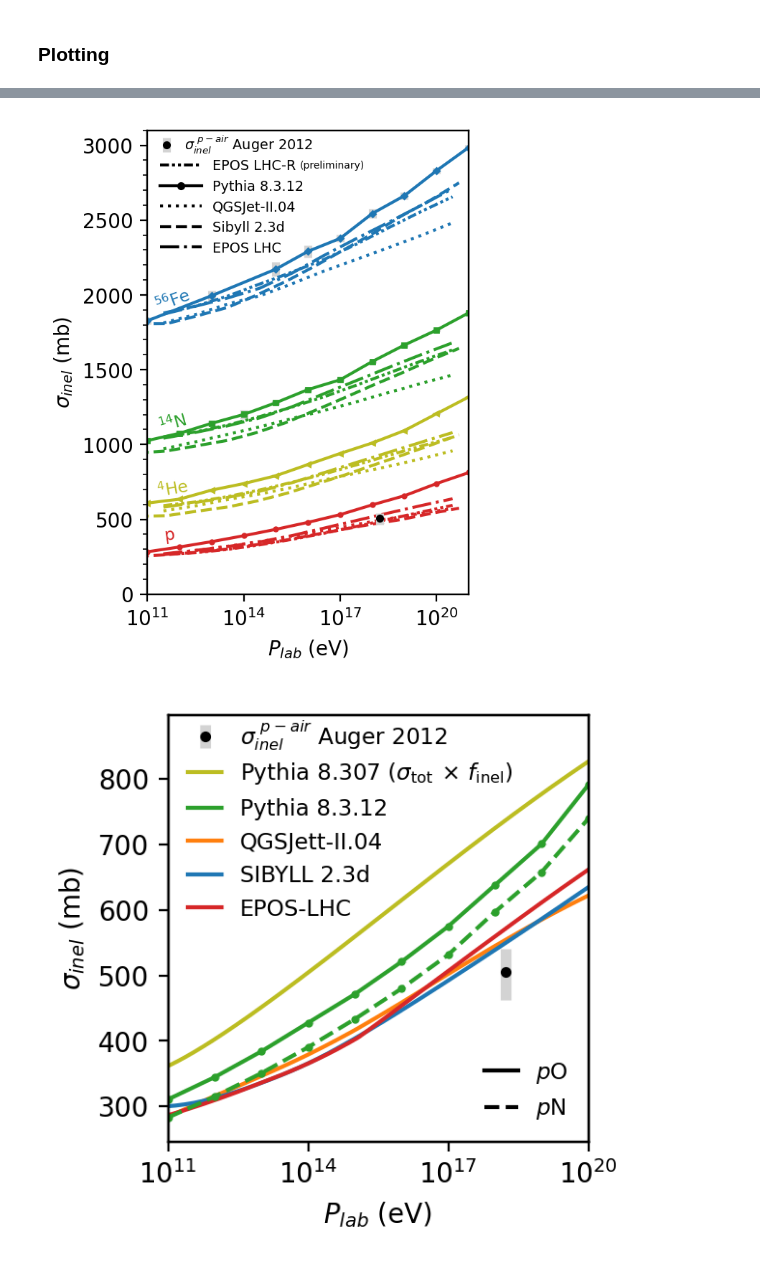
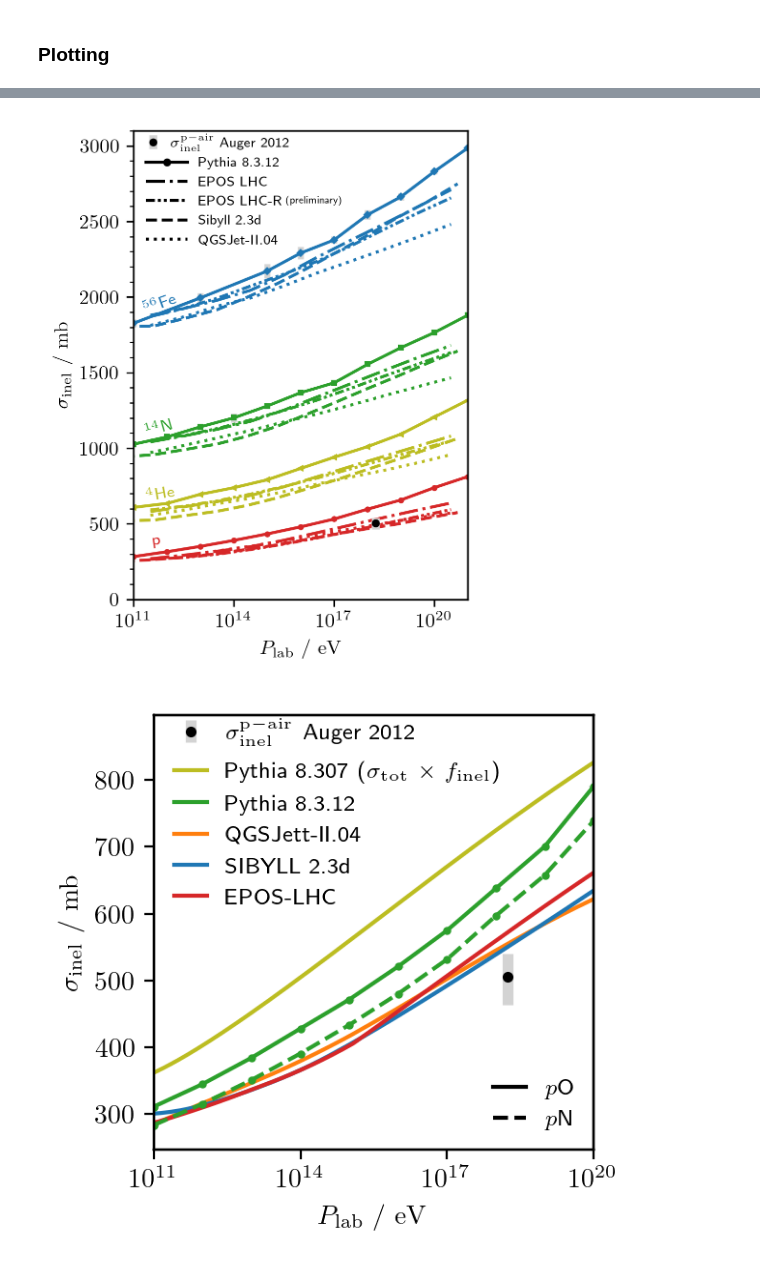
Before and after one commit to gaudu/pythia8312, a Jupyter notebook: examples/pythia8312_xsec_plotting.ipynb, the cells around one changed output, grey strips where cells are left out. Cells and saved outputs as stored; diff of their text form; code cells hidden in the pictures.

Commit message:
modify font + use vector output format

```diff
--- a/examples/pythia8312_xsec_plotting.ipynb
+++ b/examples/pythia8312_xsec_plotting.ipynb
@@ -330,19 +361,30 @@ fig.savefig("xs_inel_pO.png", dpi=400)
 # %%
+plt.rcParams['text.usetex'] = True
+plt.rcParams['font.family'] = 'serif'
+plt.rcParams['font.serif'] = ['Computer Modern Roman']
+
 fig, ax = plt.subplots(figsize=(3.2,3), dpi=200)
 ax.set(xlim=(1e11,1e20), ylim=(200,900))
 ax.set_xscale('log')
-ax.set(xlabel=r"$P_{lab}$ (eV)", ylabel=r"$\sigma_{inel}$ (mb)")
+ax.set(xlabel=r"$P_\mathrm{lab}$ / $\mathrm{eV}$", ylabel=r"$\sigma_\mathrm{inel}$ / $\mathrm{mb}$")
+ax.xaxis.label.set_size(14)
+ax.yaxis.label.set_size(14)
 
-ax.plot(xs_pip_O_py8307[0,:], xs_pip_O_py8307[1,:] * 0.92, "-", color="tab:olive", label="Pythia 8.307 ($\\sigma_{\\mathrm{tot}} \\, \\times \\, f_{\\mathrm{inel}}$)")
+#plt.rcParams['text.usetex'] = False
+plt.rcParams['font.family'] = 'sans-serif'
+plt.rcParams['font.sans-serif'] = ['DejaVu Sans']
+
+ax.plot(xs_pip_O_py8307[0,:], xs_pip_O_py8307[1,:] * 0.92, "-", color="tab:olive", label=r"Pythia 8.307 ($\sigma_\mathrm{tot} \times f_\mathrm{inel}$)")
 #ax.errorbar(elab_py8310, xs_pip_O_py8310, yerr=xs_pip_O_py8310_err, c='tab:purple', fmt='o', ms=2, ecolor='lightgrey', elinewidth=4, ls='-')
 #ax.plot([None], [None], "-", color="tab:purple", label="Pythia 8.3.10")
 #ax.errorbar(pip_O_dataframe['elab']*1e9, xs_pip_O_py8311, yerr=xs_pip_O_py8311_err, c='tab:orange', fmt='o', ms=2, ecolor='lightgrey', elinewidth=4, ls='-')
 #ax.plot([None], [None], "-", color="tab:orange", label="Pythia 8.3.11")
 ax.errorbar(pip_O_dataframe['elab']*1e9, pip_O_dataframe['sig_inel'], yerr=pip_O_dataframe['err_inel'], c='tab:green', fmt='o', ms=2, ecolor='lightgrey', elinewidth=4, ls='-')
 ax.plot([None], [None], ls='-', marker= 'o', ms=2, color="tab:green", label="Pythia 8.3.12")
+ax.plot(xs_pip_O_epos[0,:], xs_pip_O_epos[1,:], "-", color="tab:red", label="EPOS LHC")
+ax.plot(xs_pip_O_sib[0,:], xs_pip_O_sib[1,:], "-", color="tab:blue", label="SIBYLL 2.3d")
 ax.plot(xs_pip_O_qgs[0,:], xs_pip_O_qgs[1,:], "-", color="tab:orange", label="QGSJett-II.04")
-ax.plot(xs_pip_O_sib[0,:], xs_pip_O_sib[1,:], "-", color="tab:blue", label="SIBYLL 2.3d")
-ax.plot(xs_pip_O_epos[0,:], xs_pip_O_epos[1,:], "-", color="tab:red", label="EPOS-LHC")
+
 ax.legend(loc='upper left', bbox_to_anchor=(0, 1), fontsize="small", frameon=False, handlelength=1.5)
 
 ax2 = ax.twinx()
@@ -352,4 +394,5 @@ ax2.legend(loc='lower right', bbox_to_anchor=(1, 0), fontsize="small", frameon=F
 
 fig.tight_layout()
 fig.savefig("xs_inel_piO.png", dpi=400)
+fig.savefig("xs_inel_piO.pdf", format='pdf')
 # %% [output]
@@ -378,12 +421,16 @@ linestyle_tuple = [
      ('loosely dashdotdotted', (0, (3, 10, 1, 10, 1, 10))),
      ('densely dashdotdotted', (0, (3, 1, 1, 1, 1, 1)))]
 # %%
-fig, ax = plt.subplots(figsize=(3.2,4), dpi=200)
+plt.rcParams['text.usetex'] = True
+plt.rcParams['font.family'] = 'serif'
+plt.rcParams['font.serif'] = ['Computer Modern Roman']
+
+fig, ax = plt.subplots(figsize=(3.2,4), dpi=300)
 #ax.set_title("X $^{14}$N interactions with Pythia 8.3.12", fontsize=7)
 ax.set(xlim=(1e11,1e21))
 ax.set(ylim=(0,3100))
 ax.set_xscale('log')
-ax.set(xlabel=r"$P_{lab}$ (eV)", ylabel=r"$\sigma_{inel}$ (mb)")
+ax.set(xlabel=r"$P_\mathrm{lab}$ / $\mathrm{eV}$", ylabel=r"$\sigma_\mathrm{inel}$ / $\mathrm{mb}$")
 #ax.xaxis.label.set_size(7)
 #ax.yaxis.label.set_size(7)
 
@@ -393,7 +440,7 @@ ax.set(xlabel=r"$P_{lab}$ (eV)", ylabel=r"$\sigma_{inel}$ (mb)")
 #for spine in ax.spines.values():
 #    spine.set_linewidth(0.25)
 
-ax.errorbar(Fe_N_dataframe['elab']*1e9, Fe_N_dataframe['sig_inel'], yerr=Fe_N_dataframe['err_inel'], c='tab:blue', fmt='D', ms=2, ecolor='lightgrey', elinewidth=4, ls='-')
+ax.errorbar(Fe_N_dataframe['elab']*1e9, Fe_N_dataframe['sig_inel'], yerr=Fe_N_dataframe['err_inel'], c='tab:blue', fmt='D', ms=2, ecolor='lightgrey', elinewidth=3, ls='-')
 ax.plot((10 ** elab_sib)*1e9, xs_Fe_N_sib, "--", color="tab:blue")
 ax.plot(xs_Fe_N_eposlhc[0]*1e9, xs_Fe_N_eposlhc[1], "-.", color="tab:blue")
 ax.plot(xs_Fe_N_eposlhcr[0]*1e9, xs_Fe_N_eposlhcr[1], linestyle=((0, (3, 1, 1, 1, 1, 1))), color="tab:blue")
@@ -401,7 +448,7 @@ ax.plot(xs_Fe_N_qgsjetII04[0]*1e9, xs_Fe_N_qgsjetII04[1], ':', color="tab:blue")
 #ax.plot([None], [None], ls='-', color="tab:blue", label="$^{56}$Fe")
 ax.text(10 ** 11.8, 1890, "$^{56}$Fe", fontsize="small", ha='center', color='tab:blue', rotation=20)
 
-ax.errorbar(N_N_dataframe['elab']*1e9, N_N_dataframe['sig_inel'], yerr=N_N_dataframe['err_inel'], c='tab:green', fmt='s', ms=2, ecolor='lightgrey', elinewidth=4, ls='-')
+ax.errorbar(N_N_dataframe['elab']*1e9, N_N_dataframe['sig_inel'], yerr=N_N_dataframe['err_inel'], c='tab:green', fmt='s', ms=2, ecolor='lightgrey', elinewidth=3, ls='-')
 ax.plot((10 ** elab_sib)*1e9, xs_N_N_sib, "--", color="tab:green")
 ax.plot(xs_N_N_eposlhc[0]*1e9, xs_N_N_eposlhc[1], "-.", color="tab:green")
 ax.plot(xs_N_N_eposlhcr[0]*1e9, xs_N_N_eposlhcr[1], linestyle=((0, (3, 1, 1, 1, 1, 1))), color="tab:green")
@@ -409,7 +456,7 @@ ax.plot(xs_N_N_qgsjetII04[0]*1e9, xs_N_N_qgsjetII04[1], ':', color="tab:green")
 #ax.plot([None], [None], ls='-', color="tab:green", label="$^{14}$N")
 ax.text(10 ** 11.8, 1080, "$^{14}$N", fontsize="small", ha='center', color='tab:green', rotation=16)
 
-ax.errorbar(He_N_dataframe['elab']*1e9, He_N_dataframe['sig_inel'], yerr=He_N_dataframe['err_inel'], c='tab:olive', fmt='<', ms=2, ecolor='lightgrey', elinewidth=4, ls='-')
+ax.errorbar(He_N_dataframe['elab']*1e9, He_N_dataframe['sig_inel'], yerr=He_N_dataframe['err_inel'], c='tab:olive', fmt='<', ms=2, ecolor='lightgrey', elinewidth=3, ls='-')
 ax.plot((10 ** elab_sib)*1e9, xs_He_N_sib, "--", color="tab:olive")
 ax.plot(xs_He_N_eposlhc[0]*1e9, xs_He_N_eposlhc[1], "-.", color="tab:olive")
 ax.plot(xs_He_N_eposlhcr[0]*1e9, xs_He_N_eposlhcr[1], linestyle=((0, (3, 1, 1, 1, 1, 1))), color="tab:olive")
@@ -417,7 +464,7 @@ ax.plot(xs_He_N_qgsjetII04[0]*1e9, xs_He_N_qgsjetII04[1], ':', color="tab:olive"
 #ax.plot([None], [None], ls='-', color="tab:olive", label="$^{4}$He")
 ax.text(10 ** 11.8, 650, "$^{4}$He", fontsize="small", ha='center', color='tab:olive', rotation=10)
 
-ax.errorbar(p_N_dataframe['elab']*1e9, p_N_dataframe['sig_inel'], yerr=p_N_dataframe['err_inel'], c='tab:red', fmt='o', ms=2, ecolor='lightgrey', elinewidth=4, ls='-')
+ax.errorbar(p_N_dataframe['elab']*1e9, p_N_dataframe['sig_inel'], yerr=p_N_dataframe['err_inel'], c='tab:red', fmt='o', ms=2, ecolor='lightgrey', elinewidth=3, ls='-')
 ax.plot((10 ** elab_sib_2)*1e9, xs_p_N_sib, "--", color="tab:red")
 ax.plot(xs_p_N_eposlhc[0]*1e9, xs_p_N_eposlhc[1], "-.", color="tab:red")
 ax.plot(xs_p_N_eposlhcr[0]*1e9, xs_p_N_eposlhcr[1], linestyle=((0, (3, 1, 1, 1, 1, 1))), color="tab:red")
@@ -425,16 +472,19 @@ ax.plot(xs_p_N_qgsjetII04[0]*1e9, xs_p_N_qgsjetII04[1], ':', color="tab:red")
 #ax.plot([None], [None], ls='-', color="tab:red", label="p")
 ax.text(10 ** 11.7, 360, "p", fontsize="small", ha='center', color='tab:red', rotation=8)
 
+plt.rcParams['font.family'] = 'sans-serif'
+plt.rcParams['font.sans-serif'] = ['DejaVu Sans']
 
+ax.plot([None], [None], ".-", color="black", label="Pythia 8.3.12")
+ax.plot([None], [None], "-.", color="black", label="EPOS LHC")
 ax.plot([None], [None], linestyle=(0, (3, 1, 1, 1, 1, 1)), color="black", label="EPOS LHC-R")
-ax.text(10 ** 15.75, 2900, '(preliminary)', fontsize=5, verticalalignment='top', horizontalalignment='left')
-ax.plot([None], [None], ".-", color="black", label="Pythia 8.3.12")
+ax.text(10 ** 15.55, 2670, '(preliminary)', fontsize=5, verticalalignment='top', horizontalalignment='left')
+
+ax.plot([None], [None], "--", color="black", label="Sibyll 2.3d")
 ax.plot([None], [None], ":", color="black", label="QGSJet-II.04")
-ax.plot([None], [None], "--", color="black", label="Sibyll 2.3d")
-ax.plot([None], [None], "-.", color="black", label="EPOS LHC")
 
 #ax.text(10 ** 20, 200, "X $^{14}$N", fontsize="small", ha='center', color='black')
-ax.legend(loc='upper left', bbox_to_anchor=(0, 0.965), fontsize="x-small", frameon=False, handlelength=3)
+ax.legend(loc='upper left', bbox_to_anchor=(0, 0.97), fontsize="x-small", frameon=False, handlelength=3)
 
 #ax.grid(visible=True, which='major', axis='y', alpha=0.3)
 ax.set_yticks([0, 500, 1000, 1500, 2000, 2500, 3000])
@@ -447,43 +497,52 @@ ax.tick_params(axis='y', which='both', labelright=False)
 ax2 = ax.twinx()
 ax2.set_ylim(ax.get_ylim())
 ax2.get_yaxis().set_visible(False)
-ax2.errorbar(10**18.24, 505, yerr=[[pair_total_error_neg], [pair_total_error_pos]], c='black', fmt='o', ms=3, ecolor='lightgrey', elinewidth=4, label="$\sigma^{\\ p-air}_{inel}$ Auger 2012")
+ax2.errorbar(10**18.24, 505, yerr=[[pair_total_error_neg], [pair_total_error_pos]], c='black', fmt='o', ms=3, ecolor='lightgrey', elinewidth=4, label=r"$\sigma^\mathrm{p-air}_\mathrm{inel}$ Auger 2012")
 ax2.legend(loc='upper left', bbox_to_anchor=(0, 1.02), fontsize="x-small", frameon=False, handlelength=1)
 
 fig.tight_layout()
-fig.savefig("xs_inel_XN.png", dpi=400)
+fig.savefig("xs_inel_XN.pdf", format='pdf')
+fig.savefig("xs_inel_XN.png", dpi=300)
 # %% [output]
-[figure, old version]
+[figure, new version]
 # %%
+plt.rcParams['text.usetex'] = True
+plt.rcParams['font.family'] = 'serif'
+plt.rcParams['font.serif'] = ['Computer Modern Roman']
+
 fig, ax = plt.subplots(figsize=(3.2,3), dpi=200)
 ax.set(xlim=(1e11,1e20))
 ax.set_xscale('log')
-ax.set(xlabel=r"$P_{lab}$ (eV)", ylabel=r"$\sigma_{inel}$ (mb)")
+ax.set(xlabel=r"$P_\mathrm{lab}$ / $\mathrm{eV}$", ylabel=r"$\sigma_\mathrm{inel}$ / $\mathrm{mb}$")
+
+plt.rcParams['font.family'] = 'sans-serif'
+plt.rcParams['font.sans-serif'] = ['DejaVu Sans']
 
 ax.plot(xs_p_O_py8307[0,:], xs_p_O_py8307[1,:] * 0.9, "-", color="tab:olive", label="Pythia 8.307 ($\\sigma_{\\mathrm{tot}} \\, \\times \\, f_{\\mathrm{inel}}$)")
 ax.errorbar(p_O_dataframe['elab']*1e9, p_O_dataframe['sig_inel'], yerr=p_O_dataframe['err_inel'], c='tab:green', fmt='o', ms=2, ecolor='lightgrey', elinewidth=4, ls='-')
 ax.errorbar(p_N_dataframe['elab']*1e9, p_N_dataframe['sig_inel'], yerr=p_N_dataframe['err_inel'], c='tab:green', fmt='o', ms=2, ecolor='lightgrey', elinewidth=4, ls='--')
 ax.plot([None], [None], ls='-', color="tab:green", label="Pythia 8.3.12")
 ax.plot(xs_p_O_qgs[0,:], xs_p_O_qgs[1,:], "-", color="tab:orange", label="QGSJett-II.04")
 ax.plot(xs_p_O_sib[0,:], xs_p_O_sib[1,:], "-", color="tab:blue", label="SIBYLL 2.3d")
 ax.plot(xs_p_O_epos[0,:], xs_p_O_epos[1,:], "-", color="tab:red", label="EPOS-LHC")
 #ax.text(10 ** 13.3, 550, "$\sigma^{\\ p-air}_{inel}$", fontsize="small", ha='center', color='black')
 #ax.text(10 ** 19.2, 495, "$\sigma^{\\ p-air}_{inel}$", fontsize="small", ha='center', color='black')
 ax.legend(loc='upper left', bbox_to_anchor=(0, 0.94), fontsize="small", frameon=False, handlelength=1.5)
 
 ax3 = ax.twinx()
 ax3.set_ylim(ax.get_ylim())
 ax3.get_yaxis().set_visible(False)
-ax3.errorbar(10**18.24, 505, yerr=[[pair_total_error_neg], [pair_total_error_pos]], c='black', fmt='o', ms=3, ecolor='lightgrey', elinewidth=4, label="$\sigma^{\\ p-air}_{inel}$ Auger 2012")
+ax3.errorbar(10**18.24, 505, yerr=[[pair_total_error_neg], [pair_total_error_pos]], c='black', fmt='o', ms=3, ecolor='lightgrey', elinewidth=4, label=r"$\sigma^\mathrm{p-air}_\mathrm{inel}$ Auger 2012")
 ax3.legend(loc='upper left', bbox_to_anchor=(0, 1.04), fontsize="small", frameon=False, handlelength=1.5)
 
 ax2 = ax.twinx()
 ax2.get_yaxis().set_visible(False)
 ax2.plot([None], [None], "-", color="black", label=r"$p$O")
 ax2.plot([None], [None], "--", color="black", label=r"$p$N")
 ax2.legend(loc='lower right', bbox_to_anchor=(1, 0), fontsize="small", frameon=False, handlelength=1.5)
 
 fig.tight_layout()
 fig.savefig("xs_inel_pN_pO.png", dpi=400)
+fig.savefig("xs_inel_pN_pO.pdf", format='pdf')
 # %% [output]
-[figure, old version]
+[figure, new version]
```
Also changed, not shown: parts of 4 cells of this notebook.
